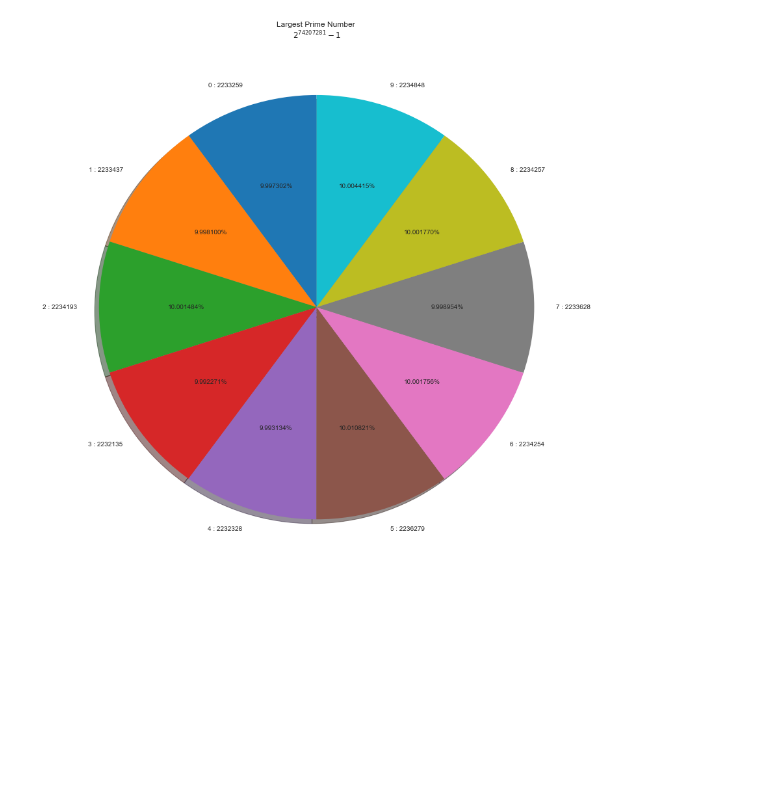
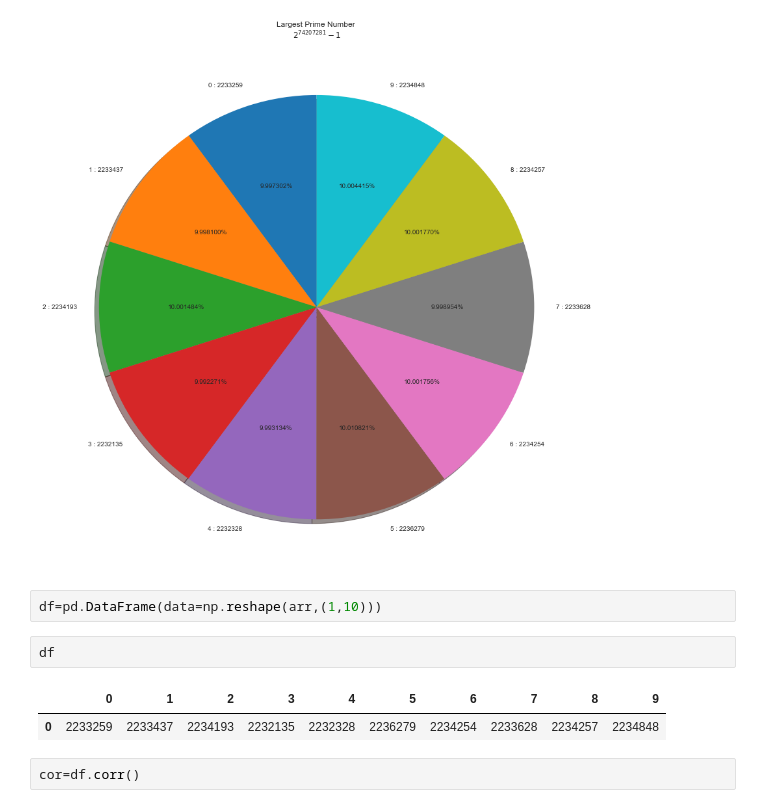
Before and after one commit to ravibhushankumarsonu/DataScience, a Jupyter notebook: M74207281.ipynb, the cells around one changed output. Drawn from its saved outputs; the diff is of its cells as text; blank space fills up the shorter version.

```diff
--- a/M74207281.ipynb
+++ b/M74207281.ipynb
@@ -44,3 +45,12 @@ plt.title('Largest Prime Number \n$2^{74207281}-1$\n')
 plt.show()
 # %% [output]
 [figure]
+# %%
+df=pd.DataFrame(data=np.reshape(arr,(1,10)))
+# %%
+df
+# %% [output]
+|  | 0 | 1 | 2 | 3 | 4 | 5 | 6 | 7 | 8 | 9 |
+| 0 | 2233259 | 2233437 | 2234193 | 2232135 | 2232328 | 2236279 | 2234254 | 2233628 | 2234257 | 2234848 |
+# %%
+cor=df.corr()
```
Also changed, not shown: parts of 4 cells of this notebook.
